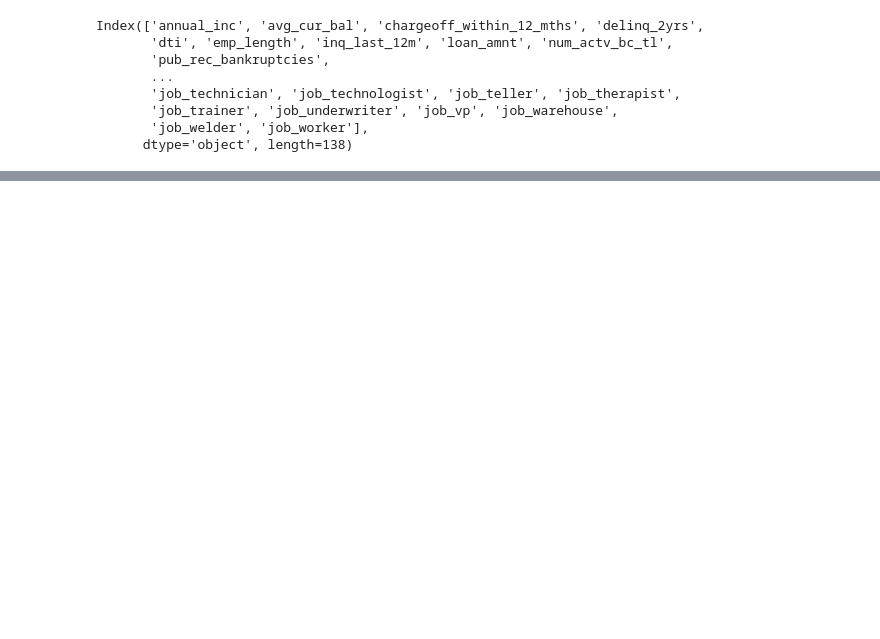
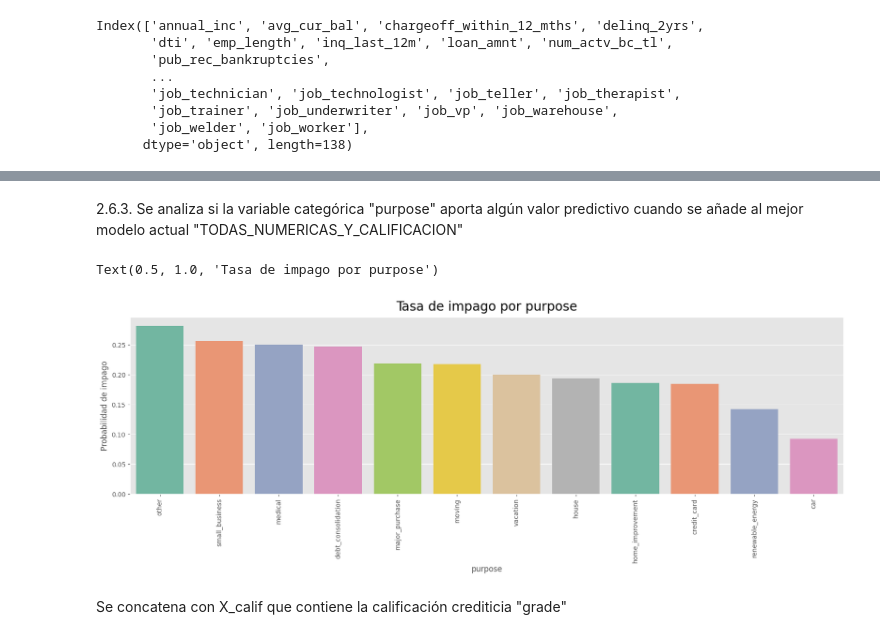
Before and after one commit to JosueMonte/Credit-Risk, a Jupyter notebook: probability_default.ipynb, the cells around one changed output, grey strips where cells are left out. Cells and saved outputs as stored; diff of their text form; code cells hidden in the pictures; blank space fills up the shorter version.

Commit message:
añadido de iteraciones en cuanto a variables. No se nota ninguna mejora sustantiva

```diff
--- a/probability_default.ipynb
+++ b/probability_default.ipynb
@@ -587,20 +605 @@ X_calif_trabajo.head()
 5 rows × 138 columns
-# %%
-import pandas as pd
-
-# Ejemplo de datos
-datos = pd.DataFrame({
-    'job': ['teacher', 'engineer', 'doctor', 'artist', 'engineer']
-})
-
-# Convertir la columna 'job' a categórica
-datos['job'] = datos['job'].astype('category')
-
-# Convertir a one-hot encoding
-trabajo_categ = pd.get_dummies(datos['job'], prefix="job", drop_first=True)
-
-# Asegurarse de que los valores sean 1/0 en lugar de True/False
-trabajo_categ = trabajo_categ.applymap(lambda x: 1 if x else 0)
-
-# Imprimir el resultado final
-print(trabajo_categ)
@@ -636,0 +628,16 @@ Text(0, 0.5, 'AUC')
+# %% [markdown]
+2.6.3. Se analiza si la variable categórica "purpose" aporta algún valor predictivo cuando se añade al mejor modelo actual "TODAS_NUMERICAS_Y_CALIFICACION"
+# %%
+plt.figure(figsize= (20,5))
+df_trabajo_impago = datos[["loan_default", "purpose"]].groupby("purpose").mean()
+df_trabajo_impago = df_trabajo_impago.sort_values(by="loan_default",axis=0, ascending=False)
+sns.barplot(x=df_trabajo_impago.index[:50],
+y=df_trabajo_impago["loan_default"][:50].values,
+orient="v",
+palette='Set2')
+plt.xticks(rotation=90)
+plt.ylabel("Probabilidad de impago")
+plt.title("Tasa de impago por purpose", fontsize=20, verticalalignment='bottom')
+# %% [output]
+Text(0.5, 1.0, 'Tasa de impago por purpose')
+[figure, added]
@@ -636,0 +648,2 @@ Text(0, 0.5, 'AUC')
+# %% [markdown]
+Se concatena con X_calif que contiene la calificación crediticia "grade"
```
Also changed, not shown: parts of 43 cells of this notebook.
